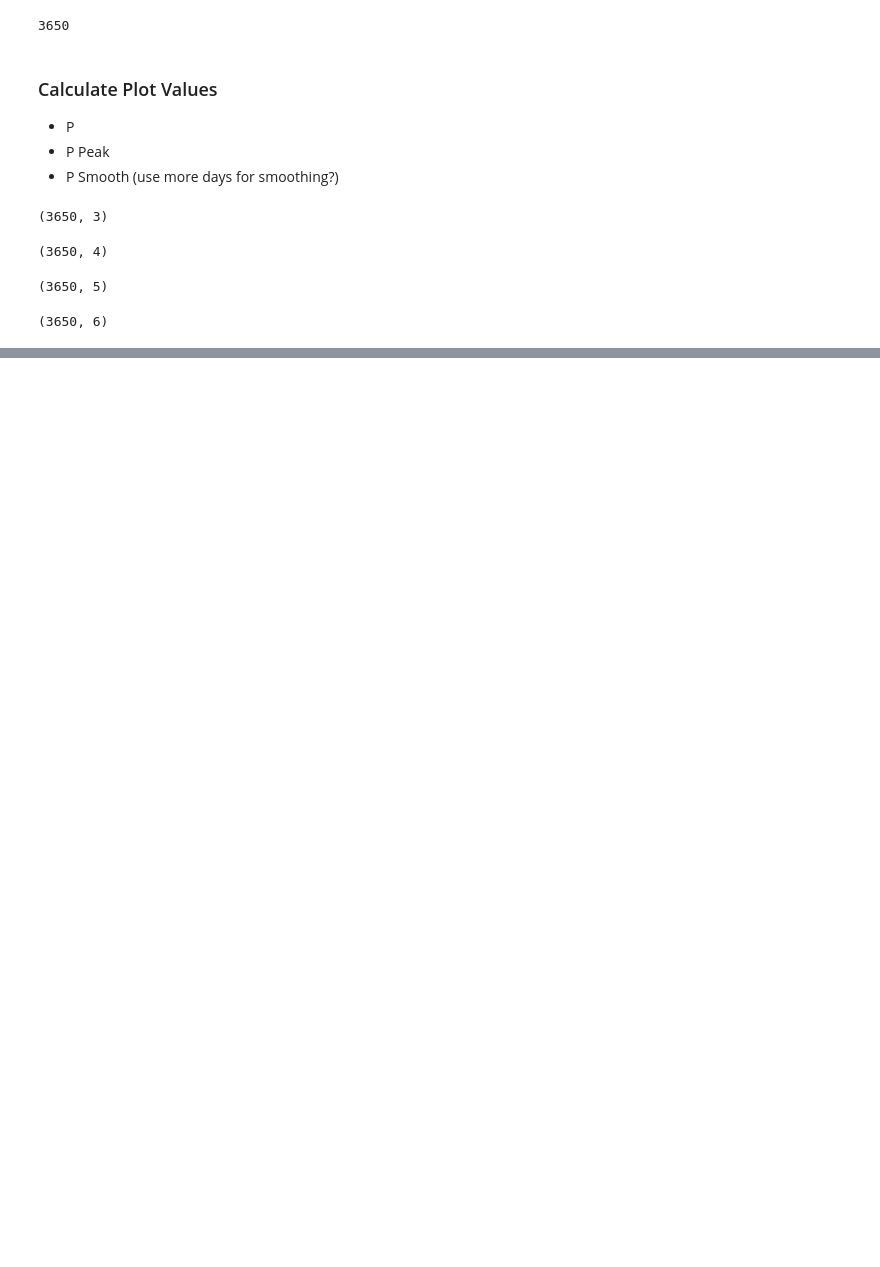
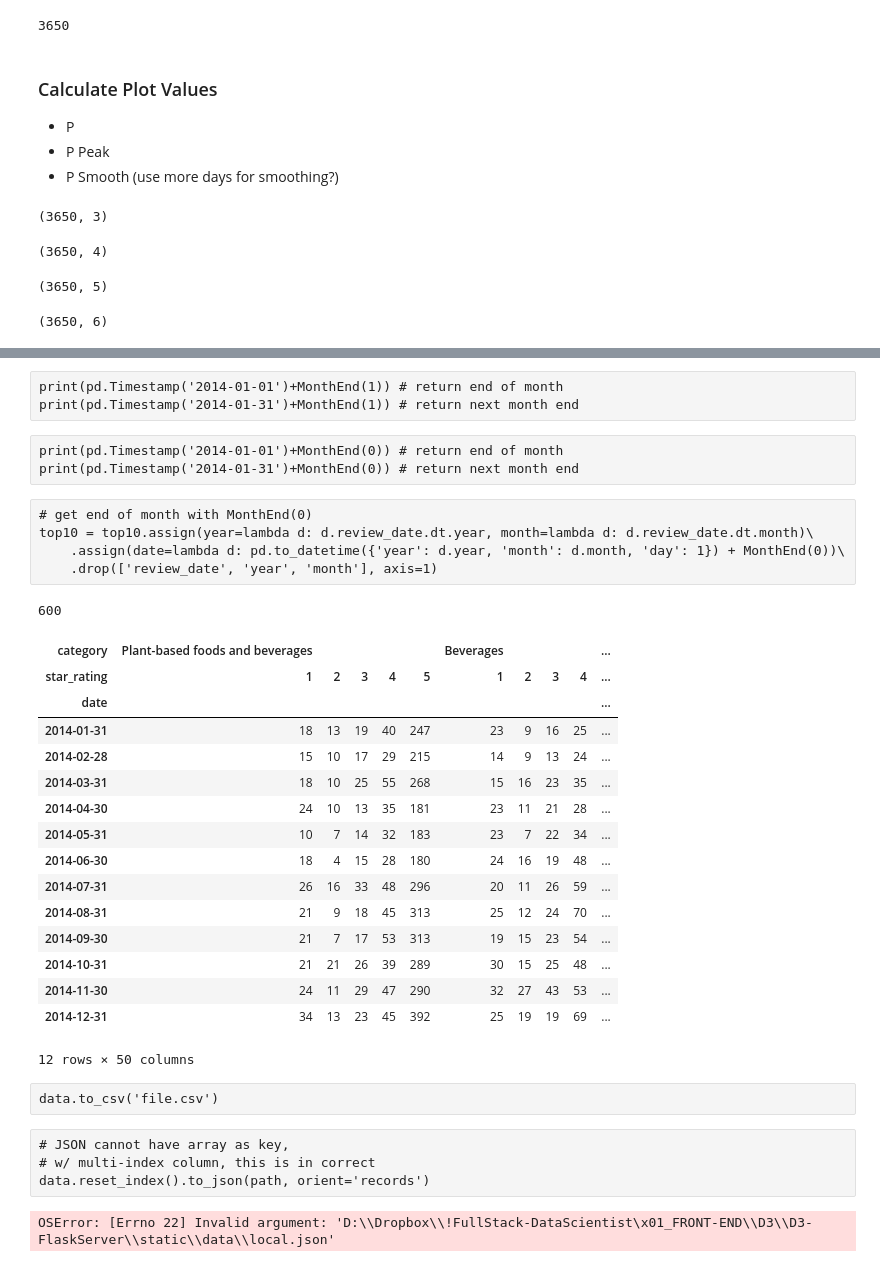
Before and after one commit to davilayang/food-reviews, a Jupyter notebook: ToD3_cyyang.ipynb, the cells around one changed output, grey strips where cells are left out. Cells and saved outputs as stored; diff of their text form; code cells hidden in the pictures; blank space fills up the shorter version.

```diff
--- a/ToD3_cyyang.ipynb
+++ b/ToD3_cyyang.ipynb
@@ -155,0 +294,3 @@ data.iloc[:3, :].to_json(orient='records')
+# %%
+sub = pd.read_sql(query, con=engine)
+sub.shape
@@ -155,0 +299,6 @@ data.iloc[:3, :].to_json(orient='records')
+# %%
+# get top 10 threshold
+threshold = sub.groupby('category')[['id']].count()\
+    .sort_values('id', ascending=False)\
+    .iloc[9, 0] # get 10th category count
+threshold
@@ -155,0 +309,9 @@ data.iloc[:3, :].to_json(orient='records')
+# %%
+# Sice by TOP10 threshold and add attribute of each month (date)
+top10 = sub.assign(counts=lambda d: d.groupby('category')[['id']].transform('count'))\
+        .query('counts >= {}'.format(threshold))\
+        .assign(year=lambda d: d.review_date.dt.year, month=lambda d: d.review_date.dt.month)\
+        .assign(date=lambda d: pd.to_datetime({'year': d.year, 'month': d.month, 'day': 1}) + MonthEnd(0))\
+        .drop(['review_date', 'year', 'month'], axis=1)\
+        .reset_index(drop=True)
+top10.shape
@@ -155,0 +342,53 @@ data.iloc[:3, :].to_json(orient='records')
+# %% [raw]
+print(pd.Timestamp('2014-01-01')+MonthEnd(1)) # return end of month
+print(pd.Timestamp('2014-01-31')+MonthEnd(1)) # return next month end
+# %% [raw]
+print(pd.Timestamp('2014-01-01')+MonthEnd(0)) # return end of month
+print(pd.Timestamp('2014-01-31')+MonthEnd(0)) # return next month end
+# %% [raw]
+# get end of month with MonthEnd(0)
+top10 = top10.assign(year=lambda d: d.review_date.dt.year, month=lambda d: d.review_date.dt.month)\
+    .assign(date=lambda d: pd.to_datetime({'year': d.year, 'month': d.month, 'day': 1}) + MonthEnd(0))\
+    .drop(['review_date', 'year', 'month'], axis=1)
+# %%
+date_idx = []
+for category in top10.category.unique():  # category
+    for rating in range(1, 6): # rating from 1 to 5
+        for date in pd.date_range(start_date, end_date, freq='M'):  # months in given time
+            date_idx.append((category, rating, date))
+len(date_idx) # (number of category) * (number of product in a category) * (number of days)
+# %% [output]
+600
+# %%
+# date of rating count, of a category, by each month
+data = top10.groupby(['category', 'star_rating', 'date'])[['id']].count()\
+    .reindex(date_idx, fill_value=0)\
+    .unstack(level=[0, 1])  # unstack to move indices to columns
+# drop the id column
+data.columns = data.columns.droplevel(level=0)
+# remove index name
+# data.index.name = None
+data
+# %% [output]
+| category | Plant-based foods and beverages |  |  |  |  | Beverages |  |  |  | ... |
+| star_rating | 1 | 2 | 3 | 4 | 5 | 1 | 2 | 3 | 4 | ... |
+| date |  |  |  |  |  |  |  |  |  | ... |
+| 2014-01-31 | 18 | 13 | 19 | 40 | 247 | 23 | 9 | 16 | 25 | ... |
+| 2014-02-28 | 15 | 10 | 17 | 29 | 215 | 14 | 9 | 13 | 24 | ... |
+| 2014-03-31 | 18 | 10 | 25 | 55 | 268 | 15 | 16 | 23 | 35 | ... |
+| 2014-04-30 | 24 | 10 | 13 | 35 | 181 | 23 | 11 | 21 | 28 | ... |
+| 2014-05-31 | 10 | 7 | 14 | 32 | 183 | 23 | 7 | 22 | 34 | ... |
+| 2014-06-30 | 18 | 4 | 15 | 28 | 180 | 24 | 16 | 19 | 48 | ... |
+| 2014-07-31 | 26 | 16 | 33 | 48 | 296 | 20 | 11 | 26 | 59 | ... |
+| 2014-08-31 | 21 | 9 | 18 | 45 | 313 | 25 | 12 | 24 | 70 | ... |
+| 2014-09-30 | 21 | 7 | 17 | 53 | 313 | 19 | 15 | 23 | 54 | ... |
+| 2014-10-31 | 21 | 21 | 26 | 39 | 289 | 30 | 15 | 25 | 48 | ... |
+| 2014-11-30 | 24 | 11 | 29 | 47 | 290 | 32 | 27 | 43 | 53 | ... |
+| 2014-12-31 | 34 | 13 | 23 | 45 | 392 | 25 | 19 | 19 | 69 | ... |
+12 rows × 50 columns
+# %% [raw]
+data.to_csv('file.csv')
+# %% [raw]
+# JSON cannot have array as key,
+# w/ multi-index column, this is in correct
+data.reset_index().to_json(path, orient='records')
@@ -155,0 +397,5 @@ data.iloc[:3, :].to_json(orient='records')
+# %%
+data.to_json(path, orient='split')
+# split into {'columns': ..., 'data': ..., 'index': ...}
+# %% [output]
+OSError: [Errno 22] Invalid argument: 'D:\\Dropbox\\!FullStack-DataScientist\x01_FRONT-END\\D3\\D3-FlaskServer\\static\\data\\local.json'
```
Also changed, not shown: parts of 35 cells of this notebook, 9 other files.
